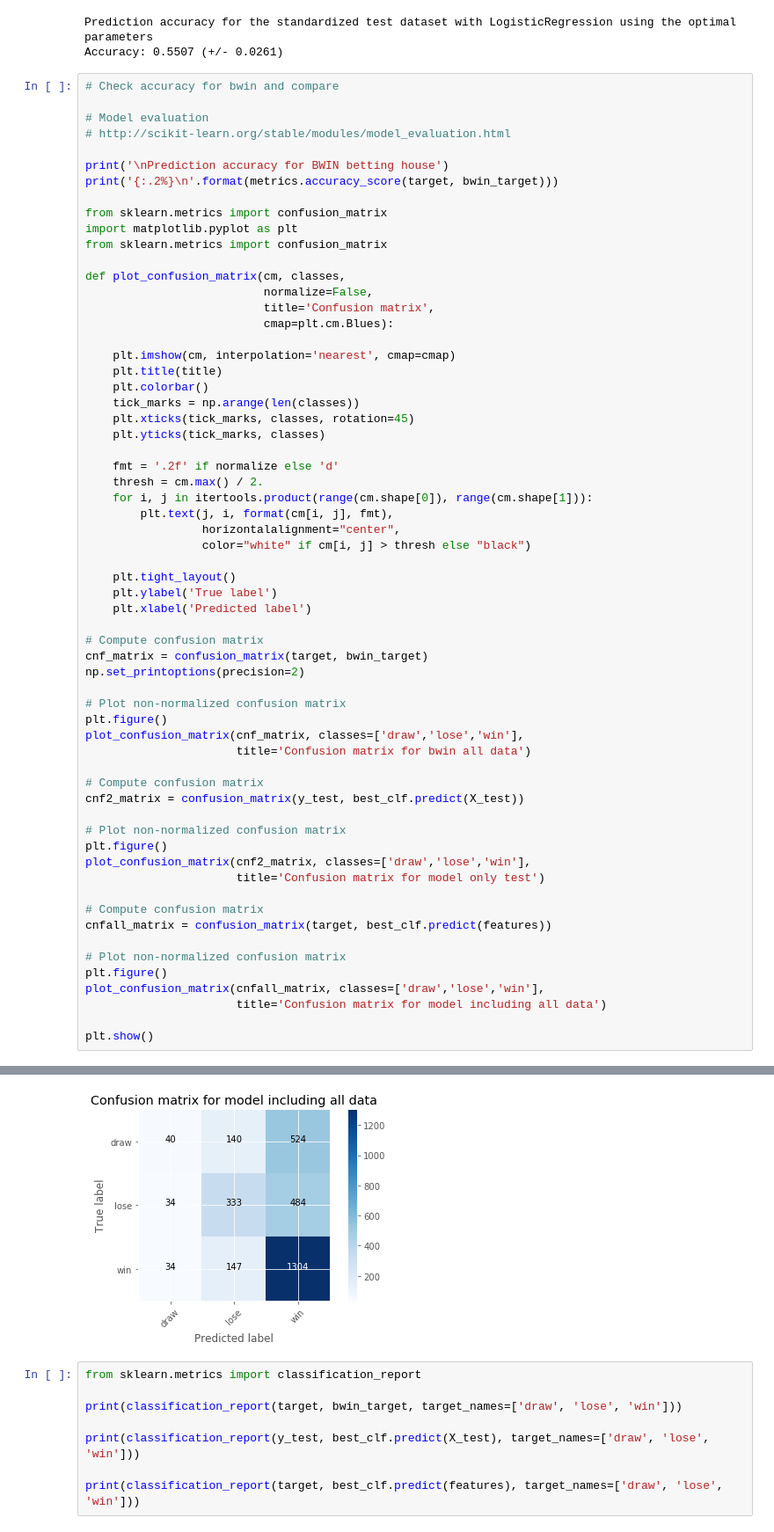
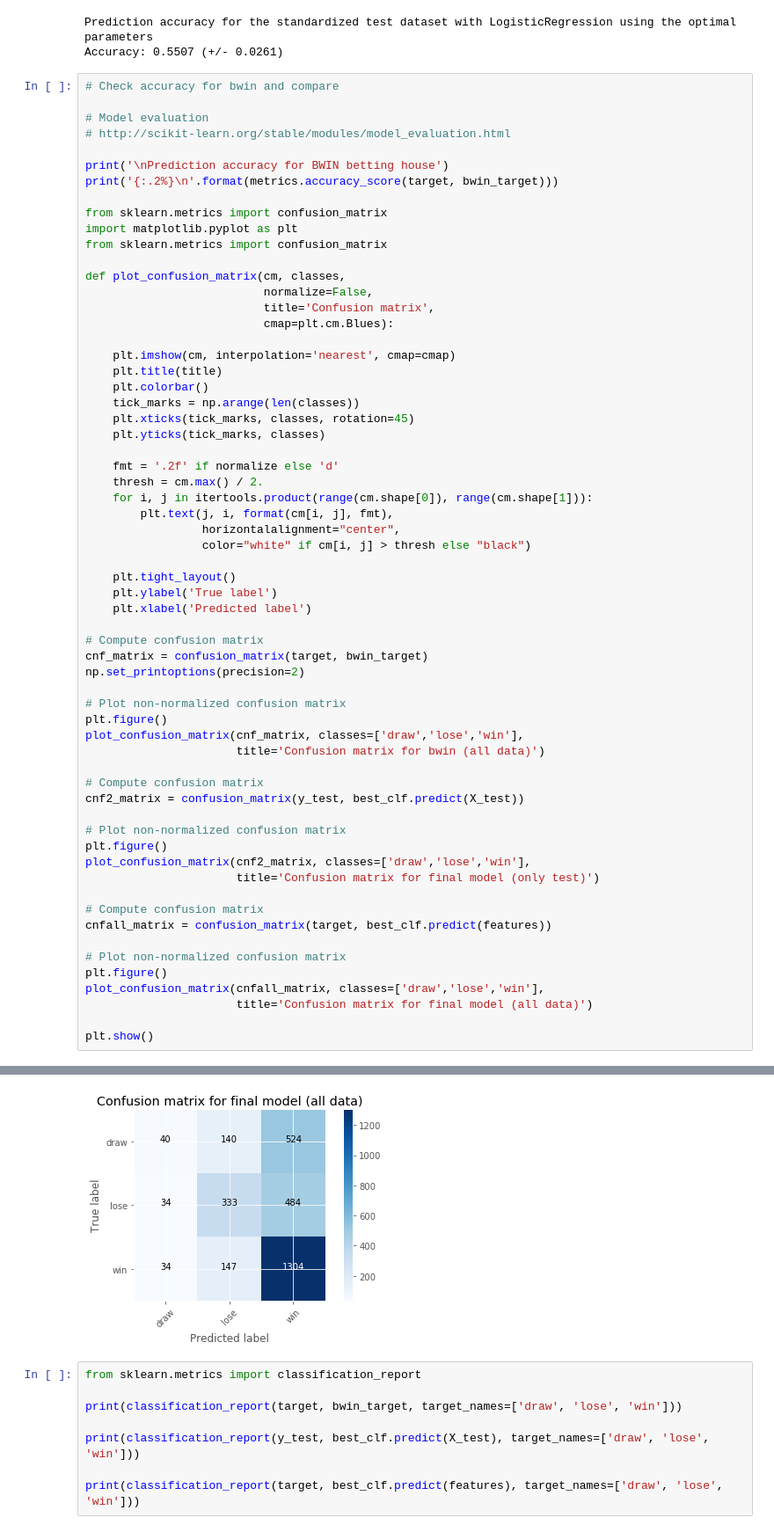
Before and after one commit to psalaberria002/machine-learning, a Jupyter notebook: projects/capstone/laliga_predictions/laliga_predictions.ipynb, the cells around one changed output, grey strips where cells are left out. Shown at 88% size. Saved outputs shown, nothing was run; the diff lists cells and outputs as text.

```diff
--- a/projects/capstone/laliga_predictions/laliga_predictions.ipynb
+++ b/projects/capstone/laliga_predictions/laliga_predictions.ipynb
@@ -611,7 +611,7 @@ np.set_printoptions(precision=2)
 # Plot non-normalized confusion matrix
 plt.figure()
 plot_confusion_matrix(cnf_matrix, classes=['draw','lose','win'],
-                      title='Confusion matrix for bwin all data')
+                      title='Confusion matrix for bwin (all data)')
 
 # Compute confusion matrix
 cnf2_matrix = confusion_matrix(y_test, best_clf.predict(X_test))
@@ -619,7 +619,7 @@ cnf2_matrix = confusion_matrix(y_test, best_clf.predict(X_test))
 # Plot non-normalized confusion matrix
 plt.figure()
 plot_confusion_matrix(cnf2_matrix, classes=['draw','lose','win'],
-                      title='Confusion matrix for model only test')
+                      title='Confusion matrix for final model (only test)')
 
 # Compute confusion matrix
 cnfall_matrix = confusion_matrix(target, best_clf.predict(features))
@@ -627,7 +627,7 @@ cnfall_matrix = confusion_matrix(target, best_clf.predict(features))
 # Plot non-normalized confusion matrix
 plt.figure()
 plot_confusion_matrix(cnfall_matrix, classes=['draw','lose','win'],
-                      title='Confusion matrix for model including all data')
+                      title='Confusion matrix for final model (all data)')
 
 plt.show()
 # %% [output]
@@ -638,4 +638,4 @@ Prediction accuracy for BWIN betting house
-[figure, old version]
+[figure, new version]
 # %%
 from sklearn.metrics import classification_report
 
```
Also changed, not shown: parts of 1 cell of this notebook.
